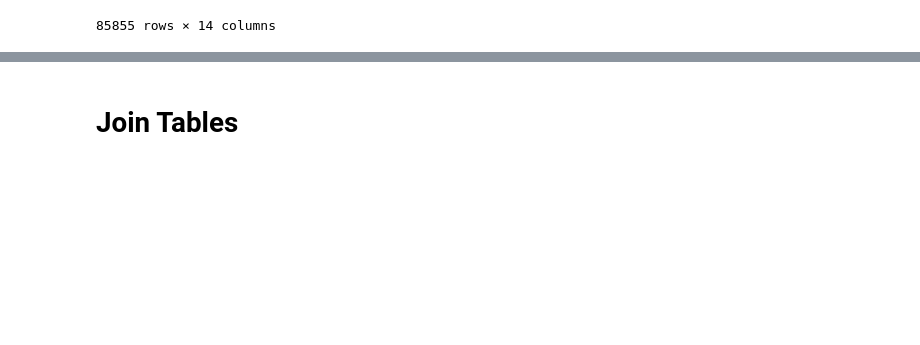
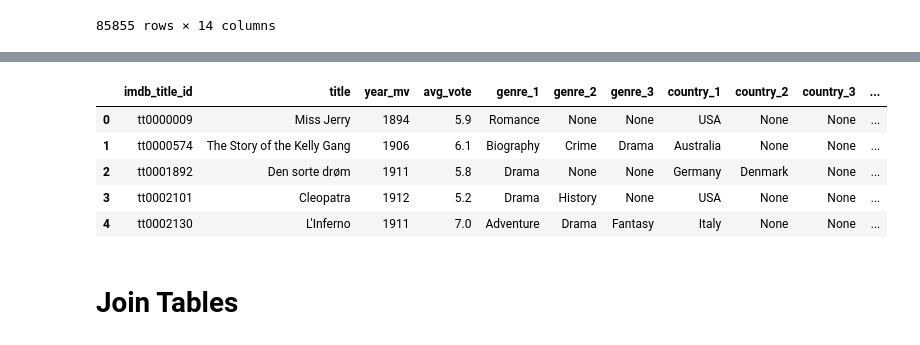
Before and after one commit to lrosasa0126/Project---4, a Jupyter notebook: movie_extract.ipynb, the cells around one changed output, grey strips where cells are left out. Drawn from its saved outputs; the diff is of its cells as text; code cells hidden in the pictures; blank space fills up the shorter version.

```diff
--- a/movie_extract.ipynb
+++ b/movie_extract.ipynb
@@ -211,0 +196,10 @@ new_df
+# %%
+imdb_movies_info = new_df
+imdb_movies_info.head()
+# %% [output]
+|  | imdb_title_id | title | year_mv | avg_vote | genre_1 | genre_2 | genre_3 | country_1 | country_2 | country_3 | ... |
+| 0 | tt0000009 | Miss Jerry | 1894 | 5.9 | Romance | None | None | USA | None | None | ... |
+| 1 | tt0000574 | The Story of the Kelly Gang | 1906 | 6.1 | Biography | Crime | Drama | Australia | None | None | ... |
+| 2 | tt0001892 | Den sorte drøm | 1911 | 5.8 | Drama | None | None | Germany | Denmark | None | ... |
+| 3 | tt0002101 | Cleopatra | 1912 | 5.2 | Drama | History | None | USA | None | None | ... |
+| 4 | tt0002130 | L'Inferno | 1911 | 7.0 | Adventure | Drama | Fantasy | Italy | None | None | ... |
```
Also changed, not shown: parts of 9 cells of this notebook, 5 other files.
